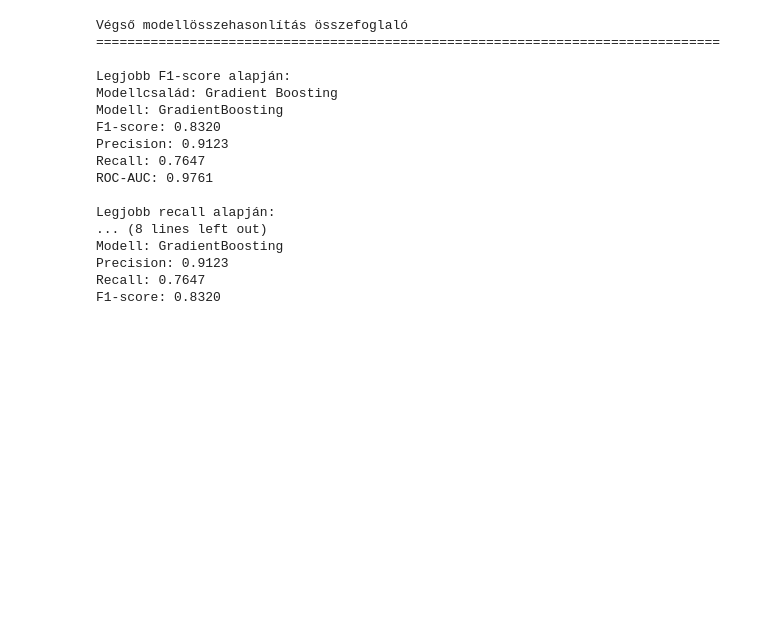
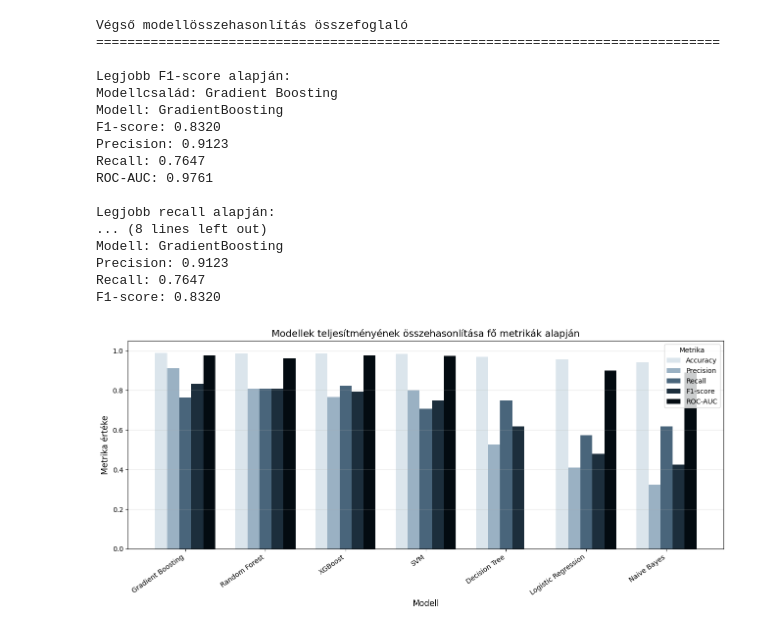
Before and after one commit to aszenas/MLBeadando, a Jupyter notebook: Codes/ModelComparison/model_comparison.ipynb, the cells around one changed output. Drawn from its saved outputs; the diff is of its cells as text; code cells hidden in the pictures; blank space fills up the shorter version.

Commit message:
Colored bar chart for presentation and word

```diff
--- a/Codes/ModelComparison/model_comparison.ipynb
+++ b/Codes/ModelComparison/model_comparison.ipynb
@@ -902,3 +892,73 @@ Modell: GradientBoosting
 Precision: 0.9123
 Recall: 0.7647
 F1-score: 0.8320
+# %%
+import numpy as np
+import matplotlib.pyplot as plt
+
+# Ha a model_comparison.ipynb-ben már létezik a best_by_family_df,
+# akkor ebből készítjük az ábrát.
+plot_df = best_by_family_df.copy()
+
+# Modellnevek rendezése F1-score alapján, hogy a legjobb modellek elöl legyenek
+plot_df = plot_df.sort_values("f1_score", ascending=False)
+
+# Ábrázolandó metrikák
+metrics = ["accuracy", "precision", "recall", "f1_score", "roc_auc"]
+
+# Szebb megjelenítéshez átnevezések
+metric_labels = {
+    "accuracy": "Accuracy",
+    "precision": "Precision",
+    "recall": "Recall",
+    "f1_score": "F1-score",
+    "roc_auc": "ROC-AUC"
+}
+
+# X tengely pozíciók
+x = np.arange(len(plot_df["model_family"]))
+width = 0.15
+
+# A te választott színeid
+blue_shades = [
+    "#DBE5EC",
+    "#9AB1C3",
+    "#49657B",
+    "#1C2E3C",
+    "#030B11"
+]
+
+plt.figure(figsize=(13, 6))
+
+for i, metric in enumerate(metrics):
+    plt.bar(
+        x + (i - 2) * width,
+        plot_df[metric],
+        width,
+        label=metric_labels[metric],
+        color=blue_shades[i]
+    )
+
+plt.title("Modellek teljesítményének összehasonlítása fő metrikák alapján", fontsize=14)
+plt.xlabel("Modell", fontsize=12)
+plt.ylabel("Metrika értéke", fontsize=12)
+
+plt.xticks(
+    x,
+    plot_df["model_family"],
+    rotation=35,
+    ha="right"
+)
+
+plt.ylim(0, 1.05)
+plt.legend(title="Metrika")
+plt.grid(axis="y", alpha=0.3)
+
+plt.tight_layout()
+
+# Ábra mentése Word-be illesztéshez
+plt.savefig("model_metrics_comparison_blue.png", dpi=300, bbox_inches="tight")
+
+plt.show()
+# %% [output]
+[figure, added]
```
Also changed, not shown: parts of 6 cells of this notebook, 1 other file.
